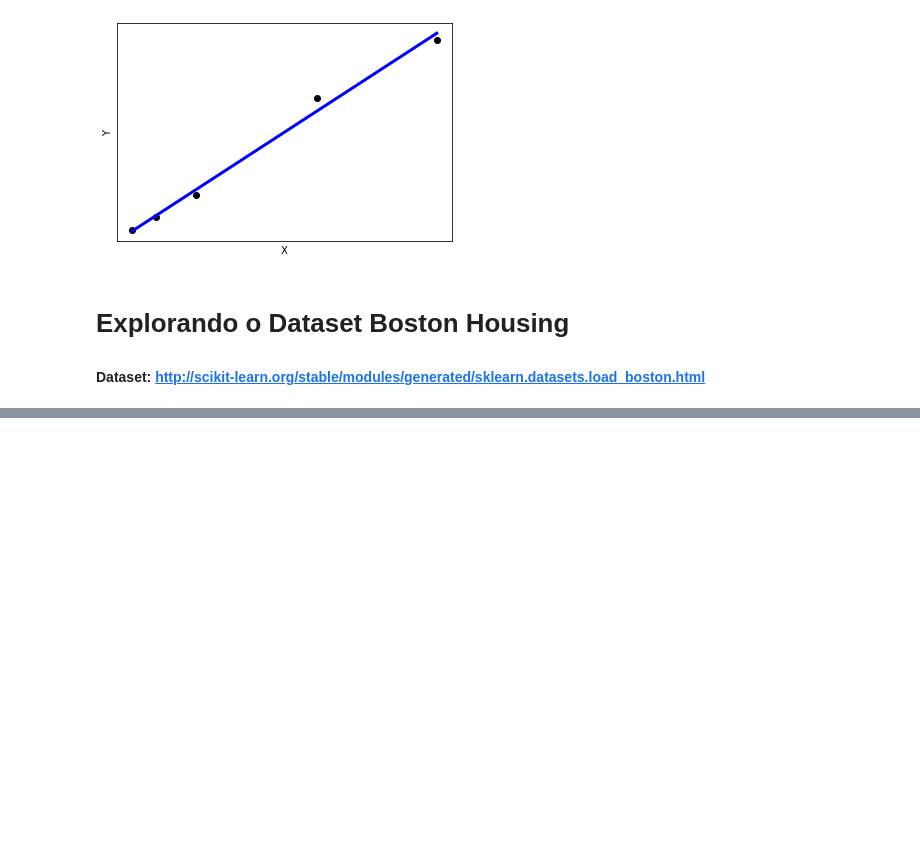
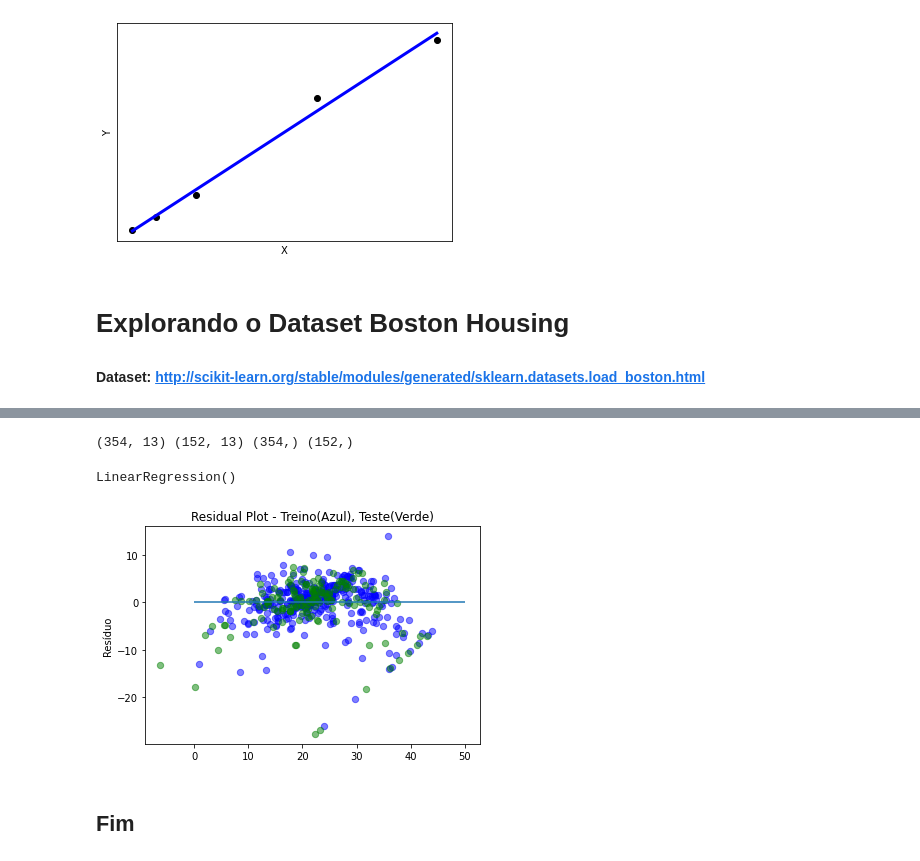
Before and after one commit to romulovieira777/Python_Fundamentos_Analise_Dados, a Jupyter notebook: Seção 08 - Módulos Python para Análise de Dados/Notebook/DSA-Python-Cap08-05-Scikit-Learn.ipynb, the cells around one changed output, grey strips where cells are left out. Drawn from its saved outputs; the diff is of its cells as text; code cells hidden in the pictures; blank space fills up the shorter version.

```diff
--- a/Seção 08 - Módulos Python para Análise de Dados/Notebook/DSA-Python-Cap08-05-Scikit-Learn.ipynb
+++ b/Seção 08 - Módulos Python para Análise de Dados/Notebook/DSA-Python-Cap08-05-Scikit-Learn.ipynb
@@ -177,0 +411,16 @@ plt.show()
+# %%
+# Dividindo X e Y em dados de treino e de teste
+X_treino, X_teste, Y_treino, Y_teste = train_test_split(X, df.PRICE, test_size=0.30, random_state=5)
+# %%
+# Imprimindo o shape dos datasets
+print(X_treino.shape, X_teste.shape, Y_treino.shape, Y_teste.shape)
+# %% [output]
+(354, 13) (152, 13) (354,) (152,)
+# %%
+# Construindo um modelo de regressão
+regr = LinearRegression()
+# %%
+# Treinando o modelo
+regr.fit(X_treino, Y_treino)
+# %% [output]
+LinearRegression()
@@ -177,0 +431,12 @@ plt.show()
+# %%
+# Comparando preços originais x preços previstos
+plt.scatter(regr.predict(X_treino), regr.predict(X_treino) - Y_treino, c = 'b', s = 40, alpha = 0.5)
+plt.scatter(regr.predict(X_teste), regr.predict(X_teste) - Y_teste, c = 'g', s = 40, alpha = 0.5)
+plt.hlines(y = 0, xmin=0, xmax=50)
+plt.ylabel('Resíduo')
+plt.title("Residual Plot - Treino(Azul), Teste(Verde)")
+plt.show()
+# %% [output]
+[figure, added]
+# %% [markdown]
+## Fim
```
Also changed, not shown: parts of 35 cells of this notebook, 3 other files.
